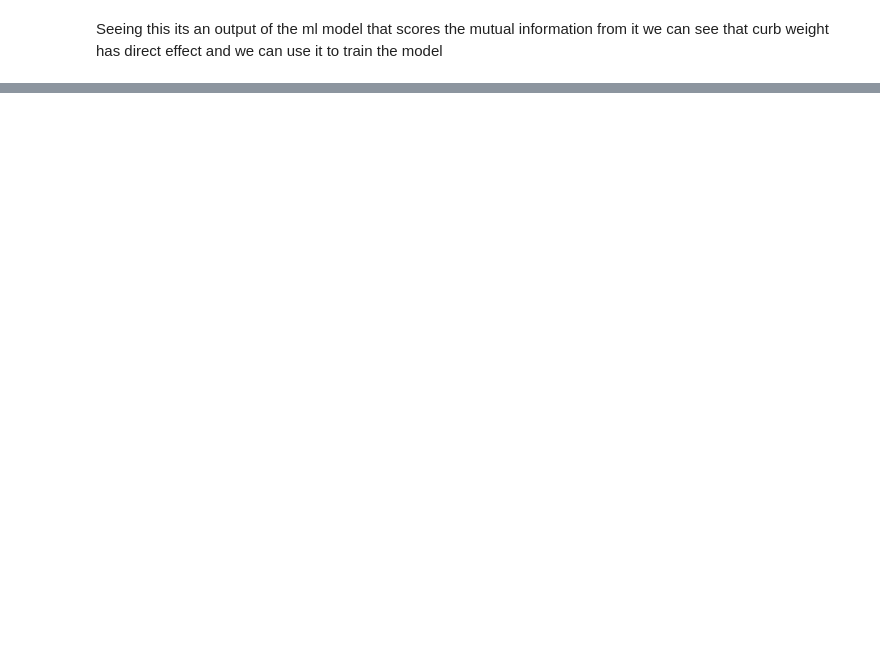
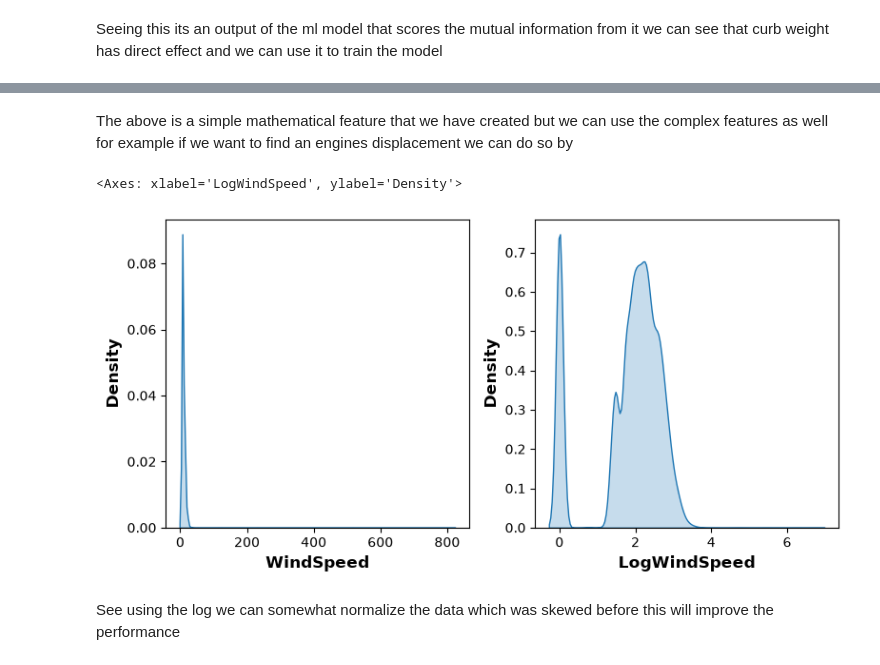
Before and after one commit to Muhammad-Awais-Tariq/Data-Preprocessing, a Jupyter notebook: Feature Engineering/feature_kaggle.ipynb, the cells around one changed output, grey strips where cells are left out. Saved outputs shown, nothing was run; the diff lists cells and outputs as text; code cells hidden in the pictures; blank space fills up the shorter version.

```diff
--- a/Feature Engineering/feature_kaggle.ipynb
+++ b/Feature Engineering/feature_kaggle.ipynb
@@ -108,0 +111,21 @@ Seeing this its an output of the ml model that scores the mutual information fro
+# %%
+import matplotlib.pyplot as plt
+import numpy as np
+import pandas as pd
+import seaborn as sns
+
+
+plt.rc("figure", autolayout=True)
+plt.rc(
+    "axes",
+    labelweight="bold",
+    labelsize="large",
+    titleweight="bold",
+    titlesize=14,
+    titlepad=10,
+)
+
+accidents = pd.read_csv("F://Data-Preprocessing//Data//accidents.csv")
+autos = pd.read_csv("F://Data-Preprocessing//Data//autos.csv")
+concrete = pd.read_csv("F://Data-Preprocessing//Data//concrete.csv")
+customer = pd.read_csv("F://Data-Preprocessing//Data//customer.csv")
@@ -108,0 +155,2 @@ Seeing this its an output of the ml model that scores the mutual information fro
+# %% [markdown]
+The above is a simple mathematical feature that we have created but we can use the complex features as well for example if we want to find an engines displacement we can do so by
@@ -108,0 +161,12 @@ Seeing this its an output of the ml model that scores the mutual information fro
+# %%
+accidents["LogWindSpeed"] = accidents.WindSpeed.apply(np.log1p)
+
+# Plot a comparison
+fig, axs = plt.subplots(1, 2, figsize=(8, 4))
+sns.kdeplot(accidents.WindSpeed, fill=True, ax=axs[0])
+sns.kdeplot(accidents.LogWindSpeed, fill=True, ax=axs[1])
+# %% [output]
+<Axes: xlabel='LogWindSpeed', ylabel='Density'>
+[figure, added]
+# %% [markdown]
+See using the log we can somewhat normalize the data which was skewed before this will improve the performance
```
Also changed, not shown: parts of 6 cells of this notebook.
